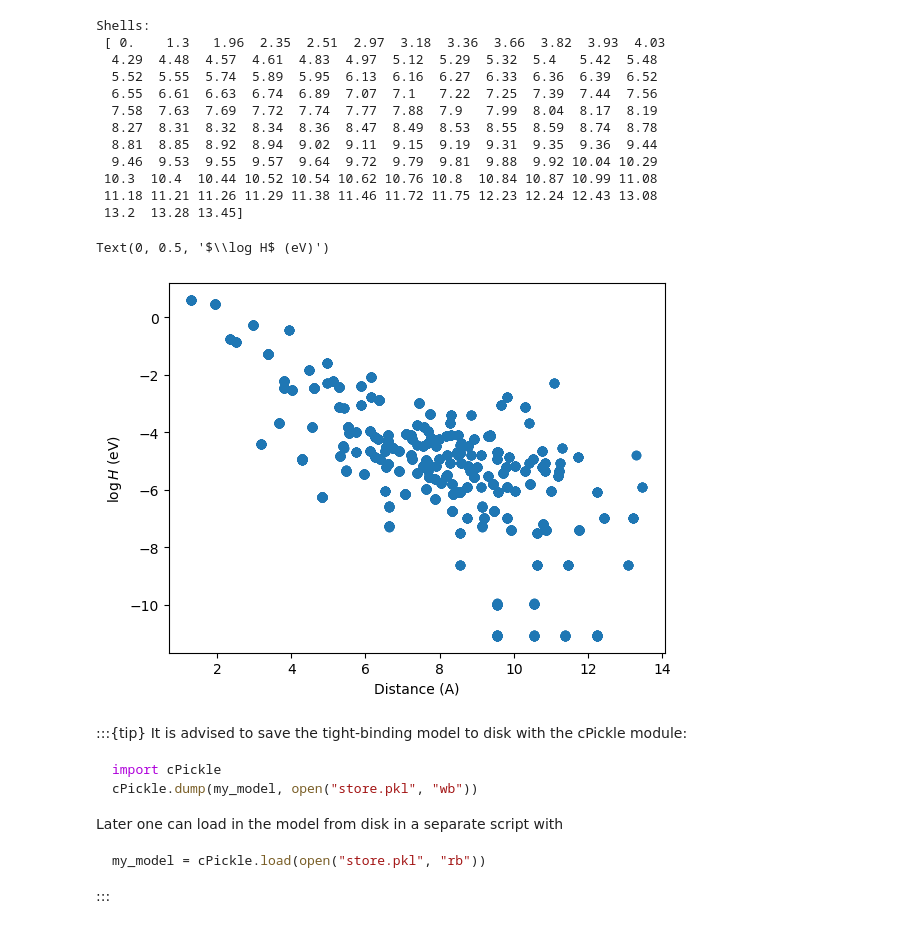
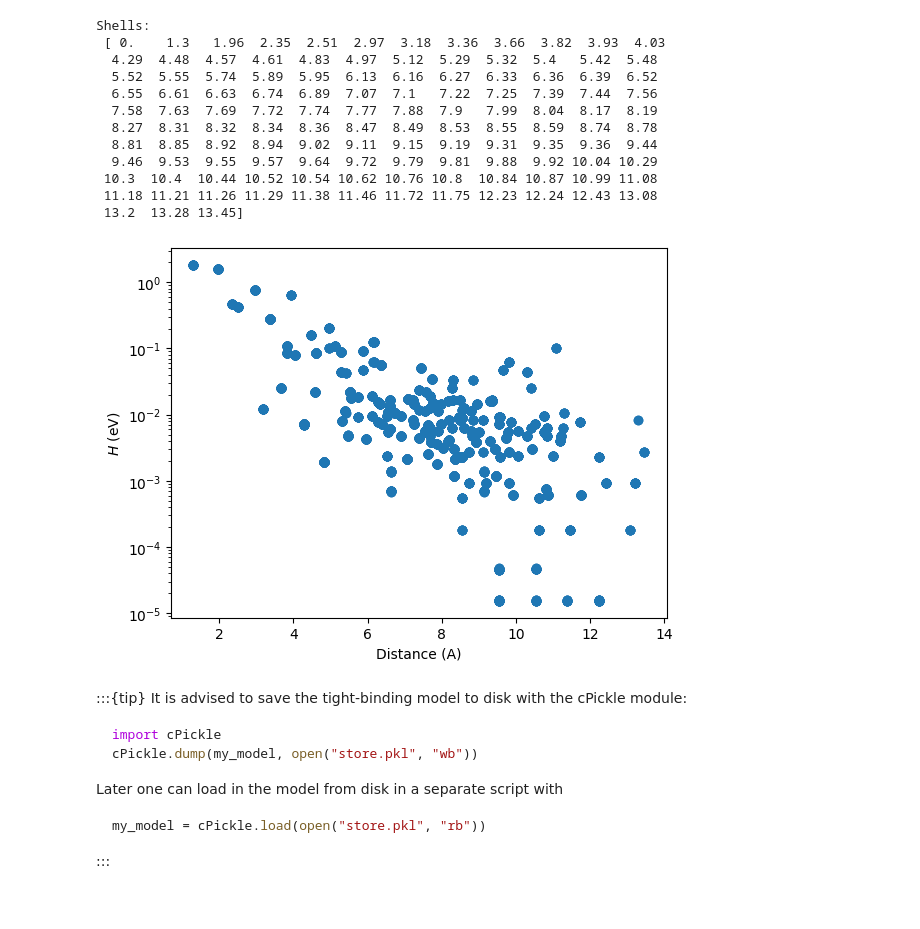
Before and after one commit to pythtb/pythtb, a Jupyter notebook: docs/source/examples_ipynb/w90.ipynb, the cells around one changed output. Drawn from its saved outputs; the diff is of its cells as text; code cells hidden in the pictures.

```diff
--- a/docs/source/examples_ipynb/w90.ipynb
+++ b/docs/source/examples_ipynb/w90.ipynb
@@ -29,13 +29,13 @@ Shells:
 # %%
 # plot hopping terms as a function of distance on a log scale
 (dist, ham) = silicon.dist_hop()
 fig, ax = plt.subplots()
-ax.scatter(dist, np.log(np.abs(ham)))
+ax.scatter(dist, np.abs(ham))
 ax.set_xlabel("Distance (A)")
-ax.set_ylabel(r"$\log H$ (eV)")
+ax.set_ylabel(r"$H$ (eV)")
+ax.set_yscale('log')
 # %% [output]
-Text(0, 0.5, '$\\log H$ (eV)')
-[figure, old version]
+[figure, new version]
 # %%
 # get tb model in which some small terms are ignored
 my_model = silicon.model(
```
Also changed, not shown: parts of 1 cell of this notebook, 3 other files.
